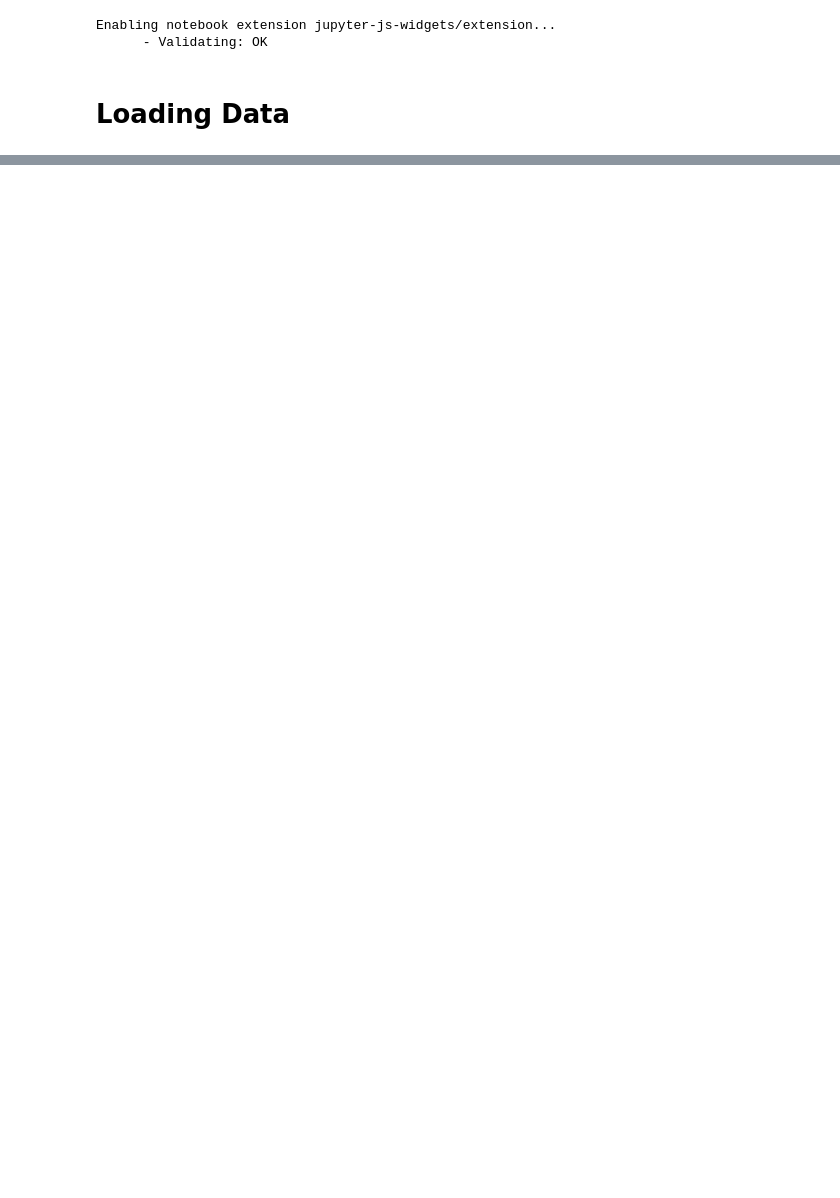
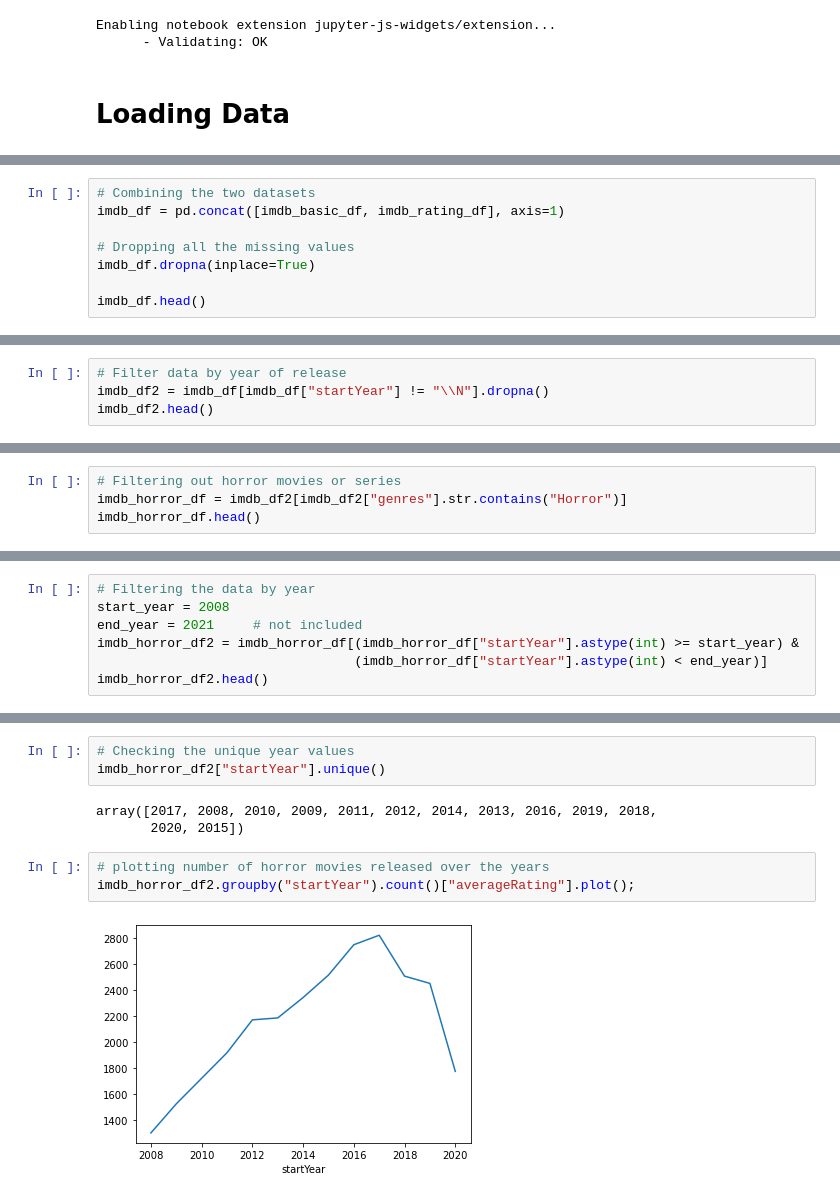
Before and after one commit to radroid/trick-or-treat-visualization, a Jupyter notebook: trick_or_treat_eda.ipynb, the cells around one changed output, grey strips where cells are left out. Drawn from its saved outputs; the diff is of its cells as text; blank space fills up the shorter version.

Commit message:
Update trick_or_treat_eda.ipynb
- Process IMDB data from Kaggle
- Process IMDB data from the official website
- Plot some graphs to observe the relationship with the variables.

```diff
--- a/trick_or_treat_eda.ipynb
+++ b/trick_or_treat_eda.ipynb
@@ -55,0 +212,8 @@ AttributeError: ignored
+# %%
+# Combining the two datasets
+imdb_df = pd.concat([imdb_basic_df, imdb_rating_df], axis=1)
+
+# Dropping all the missing values
+imdb_df.dropna(inplace=True)
+
+imdb_df.head()
@@ -55,0 +251,4 @@ AttributeError: ignored
+# %%
+# Filter data by year of release
+imdb_df2 = imdb_df[imdb_df["startYear"] != "\\N"].dropna()
+imdb_df2.head()
@@ -55,0 +283,4 @@ AttributeError: ignored
+# %%
+# Filtering out horror movies or series
+imdb_horror_df = imdb_df2[imdb_df2["genres"].str.contains("Horror")]
+imdb_horror_df.head()
@@ -55,0 +295,7 @@ AttributeError: ignored
+# %%
+# Filtering the data by year
+start_year = 2008
+end_year = 2021     # not included
+imdb_horror_df2 = imdb_horror_df[(imdb_horror_df["startYear"].astype(int) >= start_year) &
+                                 (imdb_horror_df["startYear"].astype(int) < end_year)]
+imdb_horror_df2.head()
@@ -55,0 +310,11 @@ AttributeError: ignored
+# %%
+# Checking the unique year values
+imdb_horror_df2["startYear"].unique()
+# %% [output]
+array([2017, 2008, 2010, 2009, 2011, 2012, 2014, 2013, 2016, 2019, 2018,
+       2020, 2015])
+# %%
+# plotting number of horror movies released over the years
+imdb_horror_df2.groupby("startYear").count()["averageRating"].plot();
+# %% [output]
+[figure, added]
```
Also changed, not shown: parts of 38 cells of this notebook.
